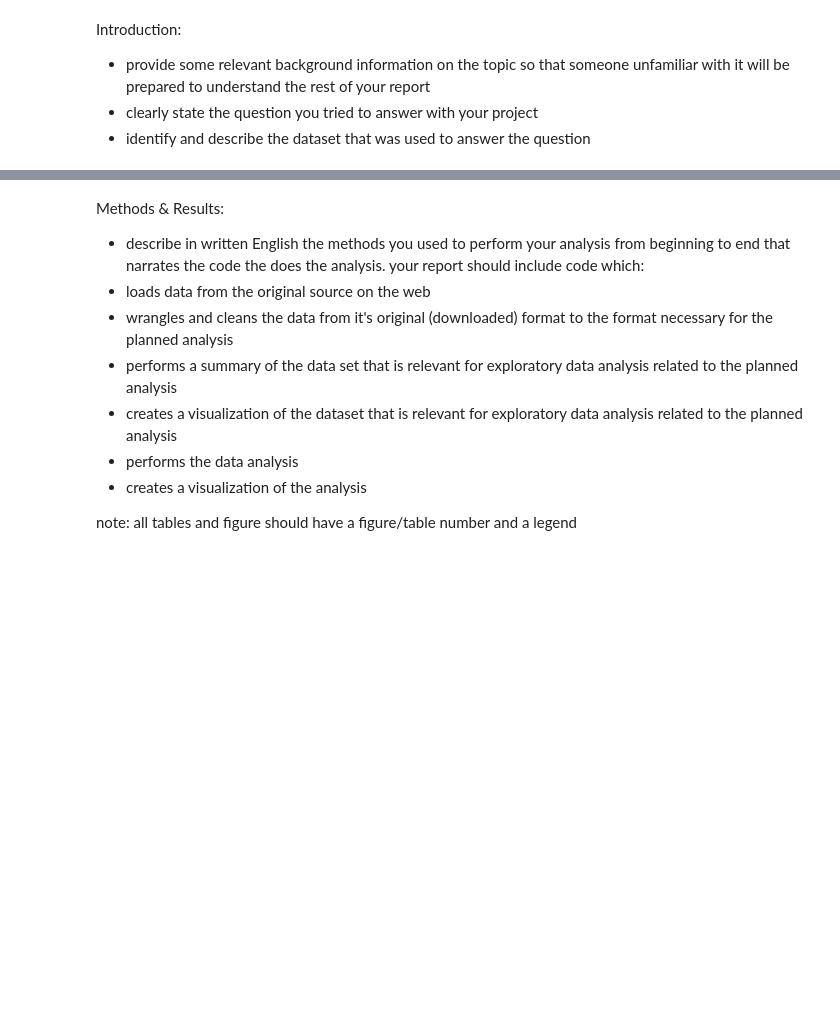
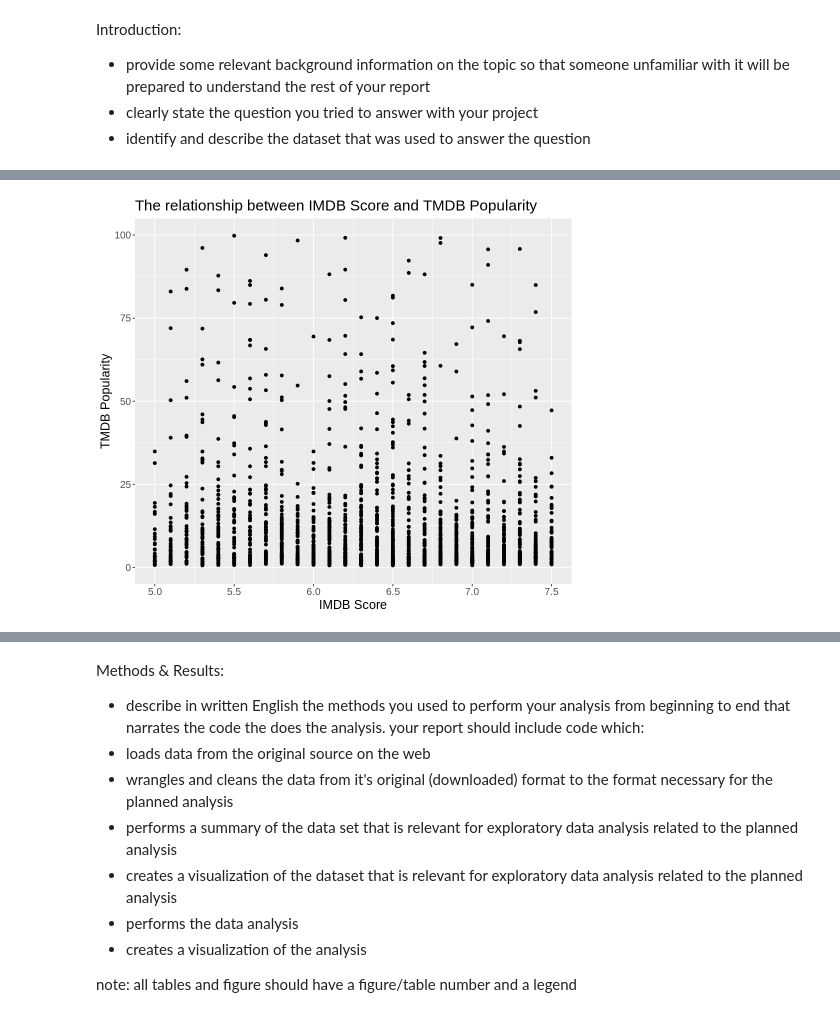
Before and after one commit to sm020402/dsci-100-2022w1-group-98, a Jupyter notebook: project_proposal/report.ipynb, the cells around one changed output, grey strips where cells are left out. Drawn from its saved outputs; the diff is of its cells as text; code cells hidden in the pictures; blank space fills up the shorter version.

```diff
--- a/project_proposal/report.ipynb
+++ b/project_proposal/report.ipynb
@@ -7,0 +13,9 @@ Introduction:
+# %%
+#loads data from the original source on the web
+titles_data <- read_csv("https://github.com/sm020402/dsci-100-2022w1-group-98/raw/main/project_proposal/data/titles.csv")
+
+#filter out only movies from the data and select only the number column
+titles_movie_data <- titles_data %>%
+    filter(type == "MOVIE") %>%
+    select(runtime, release_year, tmdb_popularity,imdb_score, imdb_votes, tmdb_popularity, tmdb_score)
+titles_movie_data
@@ -7,0 +50,9 @@ Introduction:
+# %%
+titles_movie <- na.omit(titles_movie_data)
+# %%
+set.seed(1)
+titles_split <- initial_split(titles_movie, prop = 0.75 , strata = tmdb_popularity)
+titles_training <- training(titles_split)
+titles_testing <- testing(titles_split)
+titles_training
+titles_testing
@@ -7,0 +105,15 @@ Introduction:
+# %%
+options(repr.plot.width = 8, repr.plot.height = 7)
+iscore_plot <- titles_training %>%
+    ggplot(aes(x = imdb_score, y = tmdb_popularity)) +
+    geom_point() +
+    labs(x = "IMDB Score", y = "TMDB Popularity") +
+    ggtitle("The relationship between IMDB Score and TMDB Popularity")+
+    ylim(0,100)+
+    xlim(5,7.5)+
+    theme(text = element_text(size = 15))
+
+# I changed the graph a little bit by adding the xlim and ylim, but i am not sure if it is correct to do
+# it hard to make it look like linear...
+iscore_plot
+# %% [output]
@@ -7,0 +122 @@ Introduction:
+[figure, added]
```
Also changed, not shown: parts of 9 cells of this notebook.
